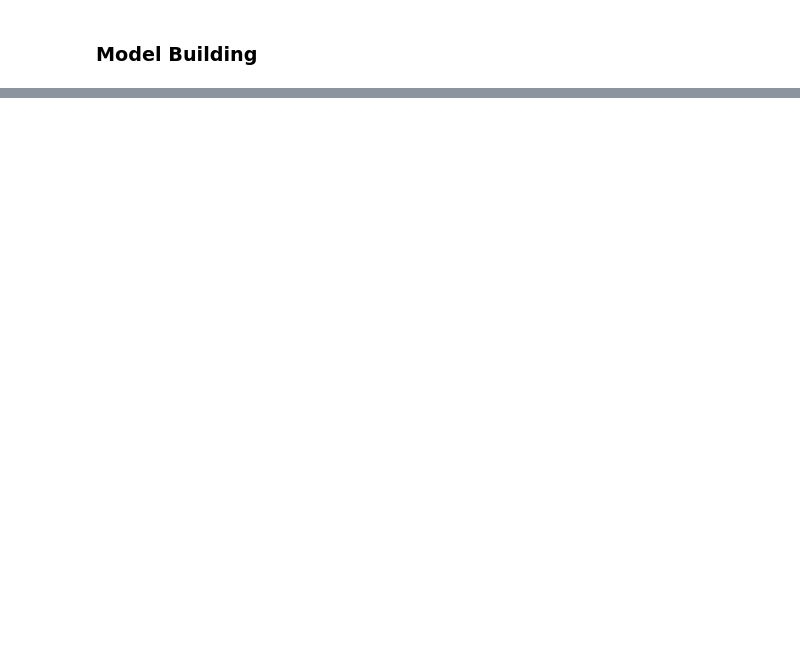
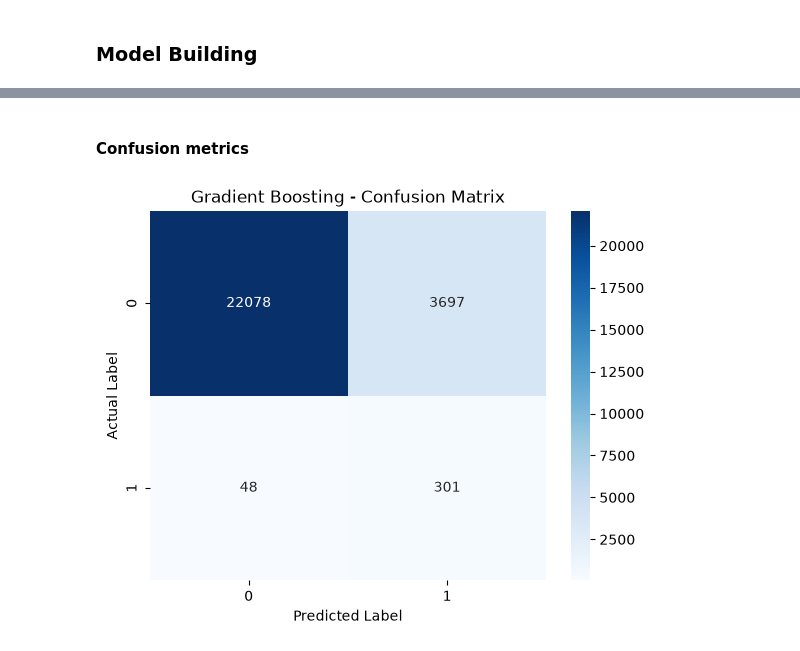
Before and after one commit to sakshichaudhari30/Machine-Learning-1633, a Jupyter notebook: Logistic Regression/Machine Failure Prediction Classifiication.ipynb, the cells around one changed output, grey strips where cells are left out. Cells and saved outputs as stored; diff of their text form; code cells hidden in the pictures; blank space fills up the shorter version.

```diff
--- a/Logistic Regression/Machine Failure Prediction Classifiication.ipynb
+++ b/Logistic Regression/Machine Failure Prediction Classifiication.ipynb
@@ -507,0 +711,17 @@ xtest_pre = pre.transform(xtest)
+# %% [markdown]
+#### Confusion metrics
+# %%
+import matplotlib.pyplot as plt
+import seaborn as sns
+from sklearn.metrics import confusion_matrix
+
+cm = confusion_matrix(ytest, y_pred)
+
+sns.heatmap(cm, annot=True, fmt="d", cmap="Blues")
+
+plt.xlabel("Predicted Label")
+plt.ylabel("Actual Label")
+plt.title("Gradient Boosting - Confusion Matrix")
+plt.show()
+# %% [output]
+[figure, added]
```
Also changed, not shown: parts of 45 cells of this notebook, 4 other files.
